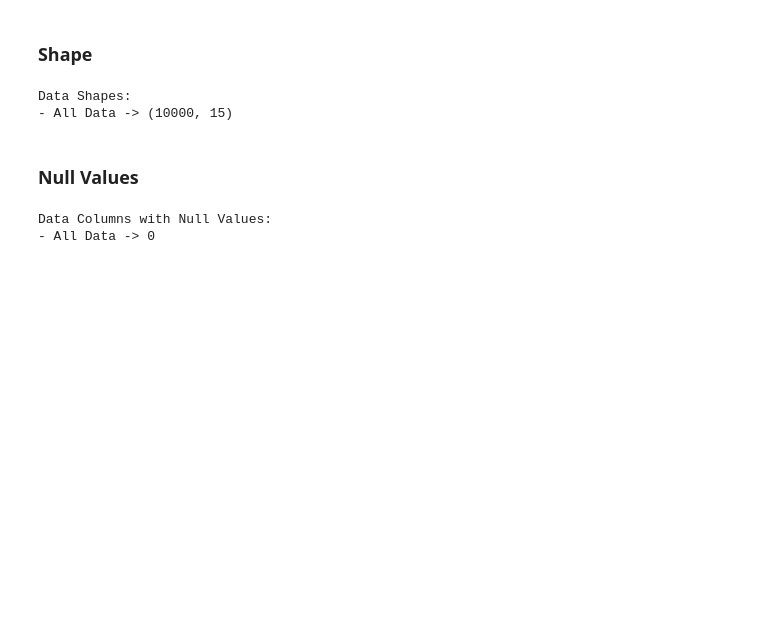
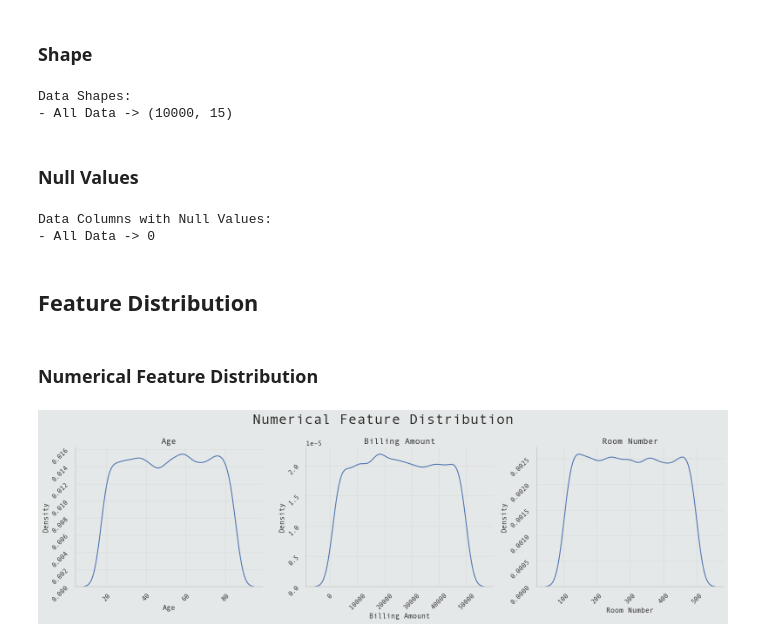
Before and after one commit to Volscente/MediBioticsAI, a Jupyter notebook: notebooks/healthcare_classification/healthcare_dataset_eda.ipynb, the cells around one changed output. Drawn from its saved outputs; the diff is of its cells as text; code cells hidden in the pictures; blank space fills up the shorter version.

Commit message:
Numerical feature distribution

```diff
--- a/notebooks/healthcare_classification/healthcare_dataset_eda.ipynb
+++ b/notebooks/healthcare_classification/healthcare_dataset_eda.ipynb
@@ -132,3 +133,40 @@ print(f'{blue}Data Columns with Null Values:'
 # %% [output]
 Data Columns with Null Values:
 - All Data -> 0
+# %% [markdown]
+## Feature Distribution
+# %% [markdown]
+### Numerical Feature Distribution
+# %%
+# Define raw numerical features
+raw_numerical_features = [
+    'Age',
+    'Billing Amount',
+    'Room Number'
+]
+# %%
+# Plot the KDE of each feature
+figure, ax = plt.subplots(1, 3, figsize=(16, 5))
+ax = ax.flatten()
+
+# Fetch the data to plot
+for index, column_name in enumerate(raw_numerical_features):
+
+    # Plot data
+    sns.kdeplot(data=healthcare_dataset[column_name],
+                ax=ax[index])
+
+    # Set subplot title
+    ax[index].set_title(column_name, fontsize=14)
+
+    # Set subplot tick rotation
+    ax[index].tick_params(labelrotation=45)
+
+# Set figure Title
+figure.suptitle('Numerical Feature Distribution',
+                fontweight='bold',
+                fontsize=24)
+
+plt.tight_layout()
+# %% [output]
+[figure, added]
```
Also changed, not shown: parts of 2 cells of this notebook, 2 other files.
